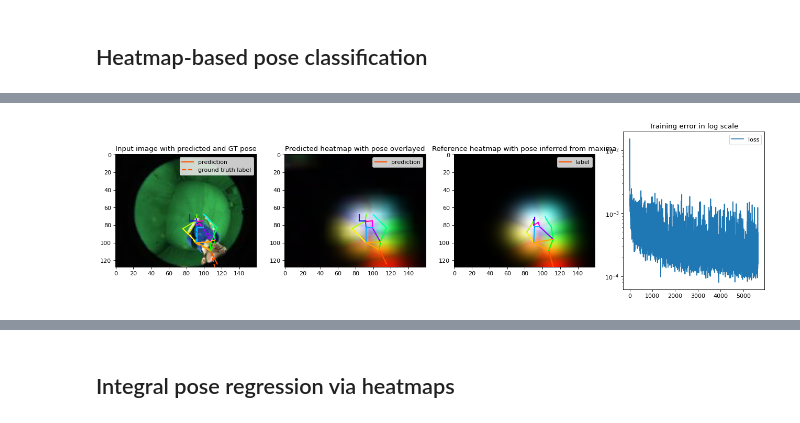
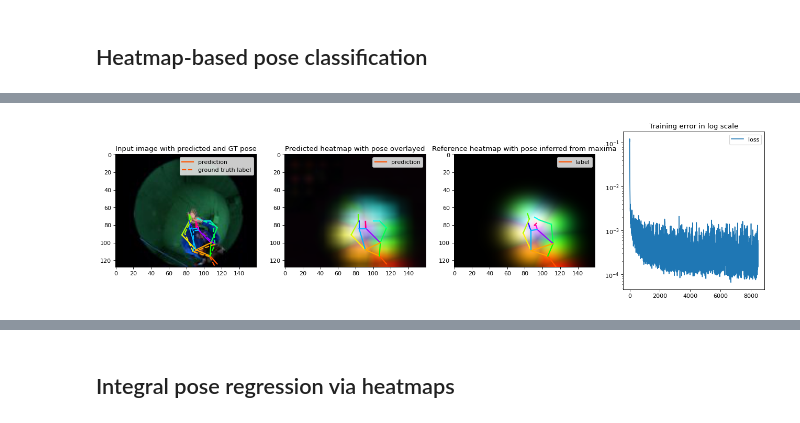
Before and after one commit to xinmiaow/CPSC533R, a Jupyter notebook: assignment2.ipynb, the cells around one changed output, grey strips where cells are left out. Drawn from its saved outputs; the diff is of its cells as text; code cells hidden in the pictures.

```diff
--- a/assignment2.ipynb
+++ b/assignment2.ipynb
@@ -186,7 +187,7 @@ from IPython import display
 optimizer = torch.optim.Adam(regression_network.parameters(), lr=0.001)
 fig = plt.figure(figsize=(20, 5), dpi= 80, facecolor='w', edgecolor='k')
 axes = fig.subplots(1,2)
-num_epochs = 2
+num_epochs = 3
 losses = []
 for e in range(num_epochs):
     train_iter = iter(train_loader)
@@ -309,7 +312,7 @@ optimizer = torch.optim.Adam(det_network.parameters(), lr=0.001)
 fig=plt.figure(figsize=(20, 5), dpi= 80, facecolor='w', edgecolor='k')
 axes=fig.subplots(1,4)
 losses = []
-num_epochs = 2
+num_epochs = 3
 for e in range(num_epochs):
     train_iter = iter(train_loader)
     for i in range(len(train_loader)):
@@ -336,31 +339,31 @@ for e in range(num_epochs):
             # clear figure for a new update
             for ax in axes:
                 ax.cla()
             # plot the ground truth and the predicted pose on top of the image
             plotPosesOnImage([pred_pose[0], batch_cpu['pose_2d'][0]], ecds.denormalize(batch_cpu['img'][0]), ax=axes[0], labels=['prediction','ground truth label'])
             axes[0].set_title('Input image with predicted and GT pose')
             axes[0].legend()
 
             # plot the predicted heatmap map and the predicted pose on top
             plotPosesOnImage([pred_pose[0]], heatmap2image(pred_cpu['heatmap'][0]), ax=axes[1], labels=['prediction'])
             axes[1].set_title('Predicted heatmap with pose overlayed')
             axes[1].legend()
 
             # plot the reference heatmap map and the GT pose on top
             plotPosesOnImage([gt_pose_max[0]], heatmap2image(gt_heatmap_gpu[0].cpu()), ax=axes[2], labels=['label'])
             axes[2].set_title('Reference heatmap with pose inferred from maxima')
             axes[2].legend()
 
             # plot the current training error on a logplot
             axes[3].plot(losses, label='loss'); axes[3].set_yscale('log')
             axes[3].set_title('Training error in log scale')
             axes[3].legend()
 
             # clear output window and diplay updated figure
             display.clear_output(wait=True)
             display.display(plt.gcf())
             print("Epoch {}, iteration {} of {} ({} %), loss={}".format(e, i, len(train_loader), 100*i//len(train_loader), losses[-1]))
             print("Training for the specified amount of epochs would take long.\nStop the process once you verified that your method works.")
 plt.close('all')
 # %% [output]
-[figure, old version]
+[figure, new version]
```
Also changed, not shown: parts of 7 cells of this notebook.
